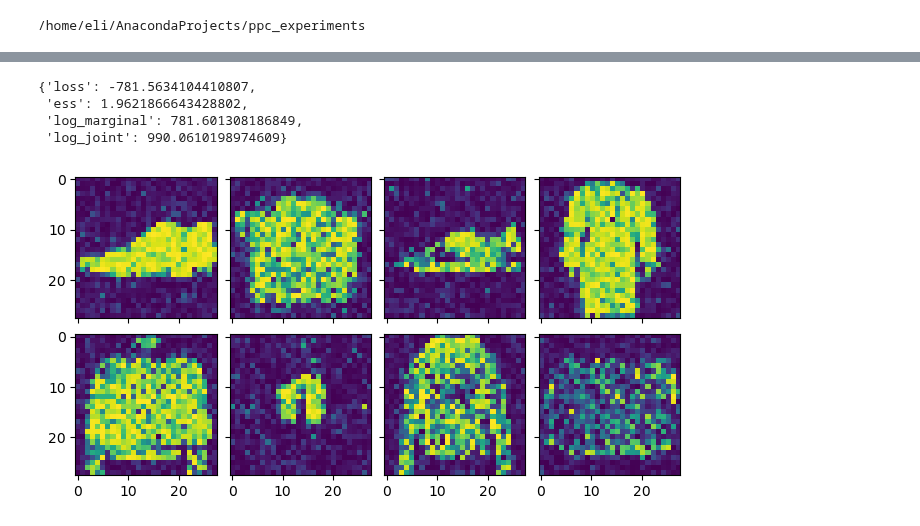
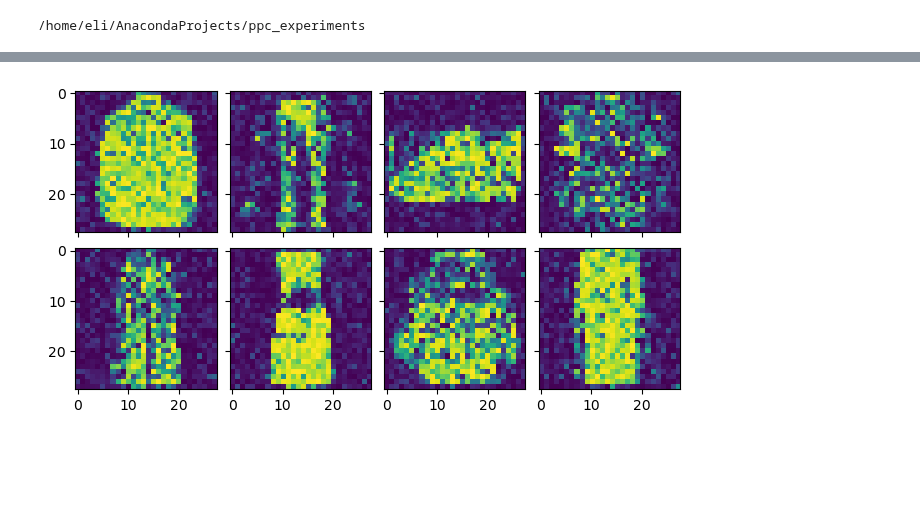
Before and after one commit to esennesh/dcpc_paper, a Jupyter notebook: experiments/ppc_fashionmnist_eval.ipynb, the cells around one changed output, grey strips where cells are left out. Drawn from its saved outputs; the diff is of its cells as text; code cells hidden in the pictures; blank space fills up the shorter version.

Commit message:
experiments/ppc_fashionmnist_eval: train, evaluate on FashionMNIST w/Lightning
Signed-off-by: Eli Sennesh <eli.sennesh@vanderbilt.edu>

```diff
--- a/experiments/ppc_fashionmnist_eval.ipynb
+++ b/experiments/ppc_fashionmnist_eval.ipynb
@@ -86,0 +25,2 @@ ParticleDict(
+# %%
+trainer.fit(model, data, ckpt_path="saved/models/FashionMnist_Ppc/0514_134630/checkpoint_1999.ckpt")
@@ -87,6 +57,6 @@ ParticleDict(
 # %%
-for site in trainer.model.graph.nodes:
-    trainer.model.graph.nodes[site]['is_observed'] = trainer.model.graph.nodes[site]['value'] is not None
+for site in model.graph.nodes:
+    model.graph.nodes[site]['is_observed'] = model.graph.nodes[site]['value'] is not None
 # %%
 SEEDS = [123, 456, 789, 101112, 131415]
 # %%
@@ -98,17 +68,17 @@ MEAN_SQUARED_ERROR = torch.zeros(len(SEEDS), requires_grad=False)
 for (s, SEED) in enumerate(SEEDS):
     torch.manual_seed(SEED)
     np.random.seed(SEED)
-    for (xs, target, indices) in trainer.valid_data_loader:
-        trainer._load_particles(indices, False)
+    for (xs, target, indices) in data.val_dataloader():
+        model._load_particles(indices, False)
 
-        with pyro.plate_stack("forward", (trainer.num_particles, len(xs))):
-            model = pyro.condition(trainer.model, data={k: v['value'] for k, v in trainer.model.graph.nodes.items()})
-            x_hats = model().mean(dim=0)
+        predictive = pyro.condition(model.graph, data={k: v['value'] for k, v in model.graph.nodes.items() if k != 'X'})
+        x_hats = predictive(xs=None, B=len(xs), P=model.num_particles, prior=True)
+        x_hats = x_hats.mean(dim=0)
         LOG_LIKELIHOODS[s] += -torch.nn.functional.binary_cross_entropy(x_hats, xs, reduction="none").sum()
         MEAN_SQUARED_ERROR[s] += ((xs - x_hats) ** 2).sum(dim=0).mean()
 
-    LOG_LIKELIHOODS[s] /= len(trainer.valid_data_loader.sampler)
-    MEAN_SQUARED_ERROR[s] /= len(trainer.valid_data_loader.sampler)
+    LOG_LIKELIHOODS[s] /= len(data.val_dataloader().sampler)
+    MEAN_SQUARED_ERROR[s] /= len(data.val_dataloader().sampler)
 # %%
 LOG_LIKELIHOODS.mean(), LOG_LIKELIHOODS.std()
 # %% [output]
@@ -135,7 +102,0 @@ trainer._clear_particles()
-# %%
-trainer._valid_epoch(2000)
-# %% [output]
-{'loss': -781.5634104410807,
- 'ess': 1.9621866643428802,
- 'log_marginal': 781.601308186849,
- 'log_joint': 990.0610198974609}
@@ -145,11 +105,13 @@ with pyro.plate_stack("forward", (trainer.num_particles, len(xs))):
+# %%
+x_hats = model.graph(B=len(xs), P=model.num_particles, prior=True)
 # %%
-fig, axes = plt.subplots(nrows=trainer.num_particles, ncols=4, sharex="all", sharey="all", layout="compressed")
+fig, axes = plt.subplots(nrows=model.num_particles, ncols=4, sharex="all", sharey="all", layout="compressed")
 
-for i in range(trainer.num_particles):
+for i in range(model.num_particles):
     for j in range(4):
         axes[i, j].imshow(x_hats[i, j].squeeze().detach().numpy())
 
 fig.savefig("ppc_fashionmnist_samples.pdf", bbox_inches="tight")
 plt.show()
 # %% [output]
-[figure, old version]
+[figure, new version]
```
Also changed, not shown: parts of 16 cells of this notebook, 1 other file.
